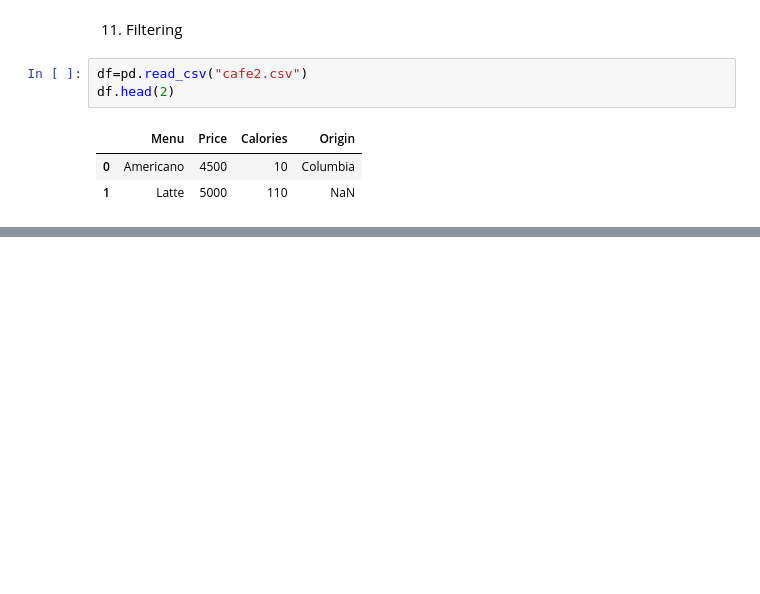
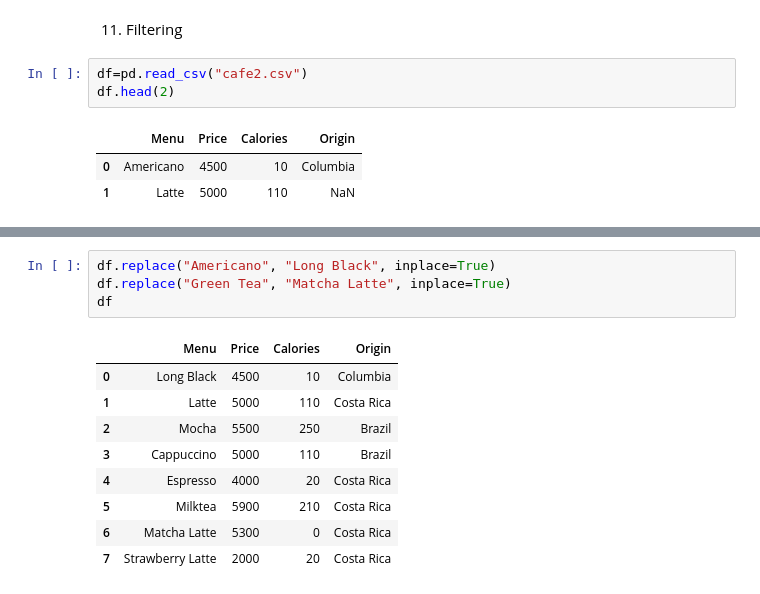
Before and after one commit to jimin3227/BigDataAnalysis, a Jupyter notebook: Part01_작업형1/Chapter02_Pandas.ipynb, the cells around one changed output, grey strips where cells are left out. Drawn from its saved outputs; the diff is of its cells as text; blank space fills up the shorter version.

```diff
--- a/Part01_작업형1/Chapter02_Pandas.ipynb
+++ b/Part01_작업형1/Chapter02_Pandas.ipynb
@@ -570,0 +718,14 @@ df.head(2)
+# %%
+df.replace("Americano", "Long Black", inplace=True)
+df.replace("Green Tea", "Matcha Latte", inplace=True)
+df
+# %% [output]
+|  | Menu | Price | Calories | Origin |
+| 0 | Long Black | 4500 | 10 | Columbia |
+| 1 | Latte | 5000 | 110 | Costa Rica |
+| 2 | Mocha | 5500 | 250 | Brazil |
+| 3 | Cappuccino | 5000 | 110 | Brazil |
+| 4 | Espresso | 4000 | 20 | Costa Rica |
+| 5 | Milktea | 5900 | 210 | Costa Rica |
+| 6 | Matcha Latte | 5300 | 0 | Costa Rica |
+| 7 | Strawberry Latte | 2000 | 20 | Costa Rica |
```
Also changed, not shown: parts of 25 cells of this notebook, 2 other files.
